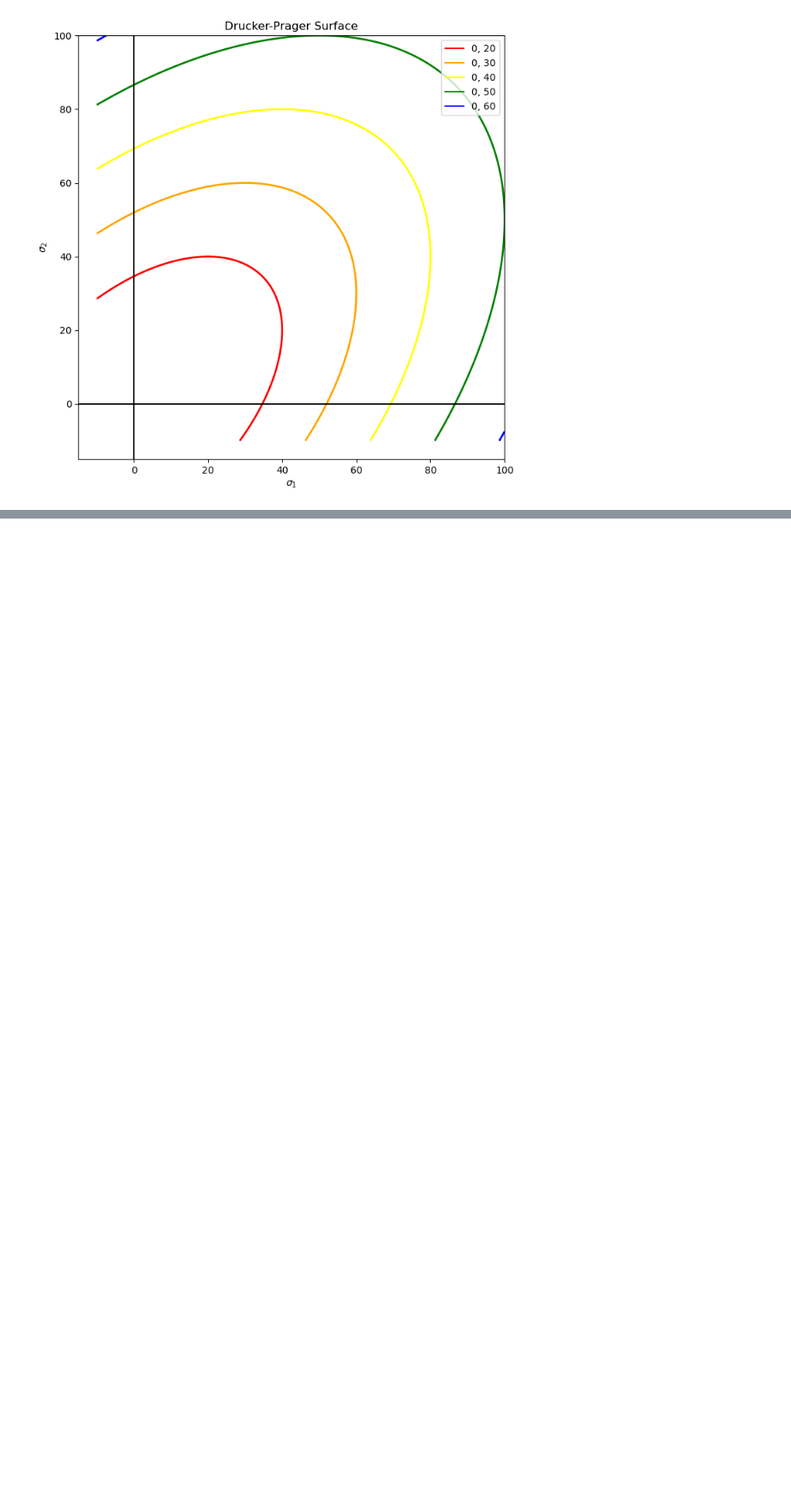
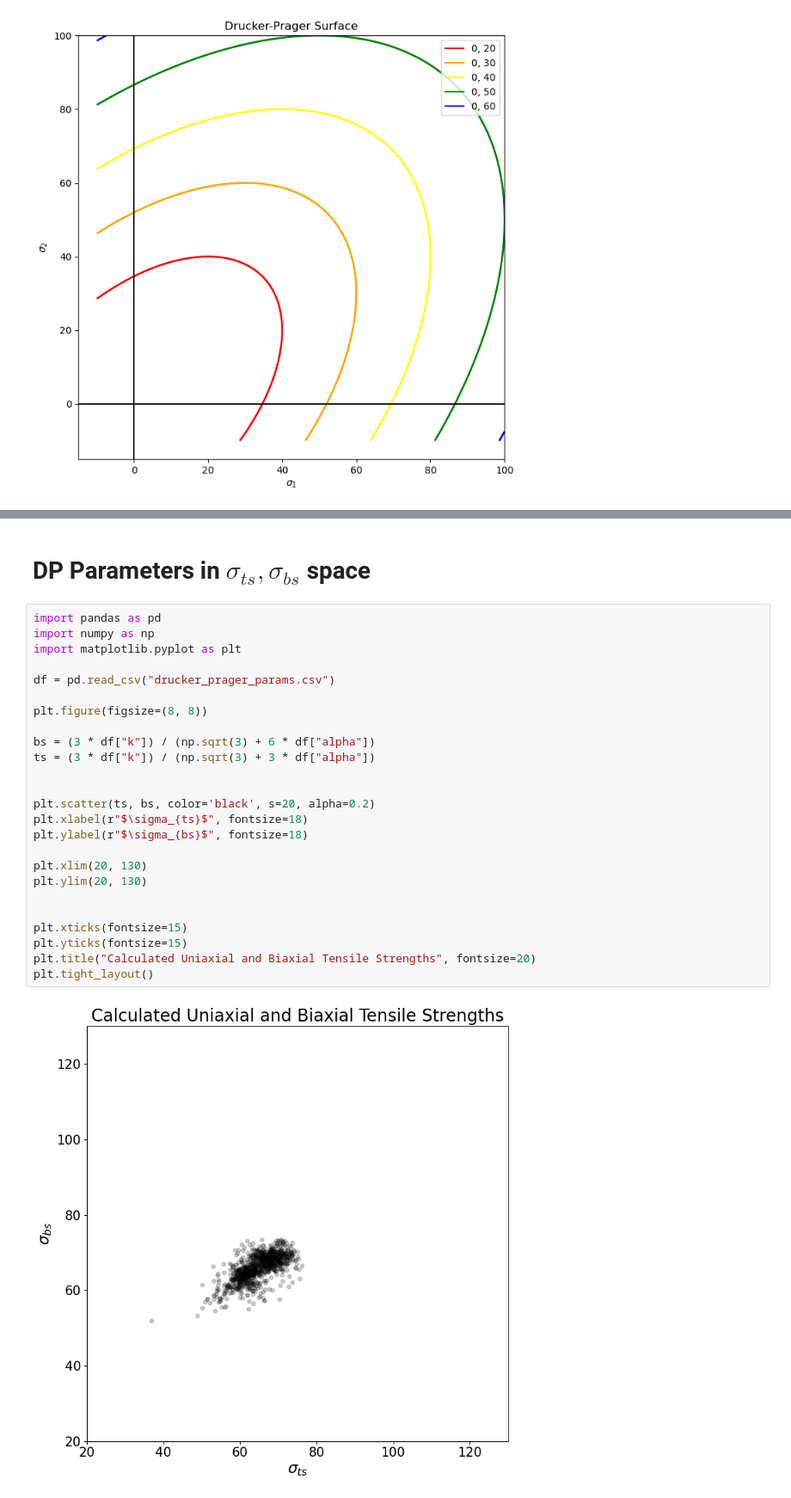
Before and after one commit to abon11/Graphene_Strength_Surface, a Jupyter notebook: sandbox.ipynb, the cells around one changed output, grey strips where cells are left out. Shown: that part at 86% size. Saved outputs shown, nothing was run; the diff lists cells and outputs as text; blank space fills up the shorter version.

```diff
--- a/sandbox.ipynb
+++ b/sandbox.ipynb
@@ -175,3 +211,32 @@ plt.tight_layout()
+# %% [markdown]
+# DP Parameters in $\sigma_{ts}, \sigma_{bs}$ space
+# %%
+import pandas as pd
+import numpy as np
+import matplotlib.pyplot as plt
+
+df = pd.read_csv("drucker_prager_params.csv")
+
+plt.figure(figsize=(8, 8))
+
+bs = (3 * df["k"]) / (np.sqrt(3) + 6 * df["alpha"])
+ts = (3 * df["k"]) / (np.sqrt(3) + 3 * df["alpha"])
+
+
+plt.scatter(ts, bs, color='black', s=20, alpha=0.2)
+plt.xlabel(r"$\sigma_{ts}$", fontsize=18)
+plt.ylabel(r"$\sigma_{bs}$", fontsize=18)
+
+plt.xlim(20, 130)
+plt.ylim(20, 130)
+
+
+plt.xticks(fontsize=15)
+plt.yticks(fontsize=15)
+plt.title("Calculated Uniaxial and Biaxial Tensile Strengths", fontsize=20)
+plt.tight_layout()
+# %% [output]
+[figure, added]
 # %%
 import numpy as np
 import matplotlib.pyplot as plt
```
Also changed, not shown: parts of 7 cells of this notebook, 3 other files.
